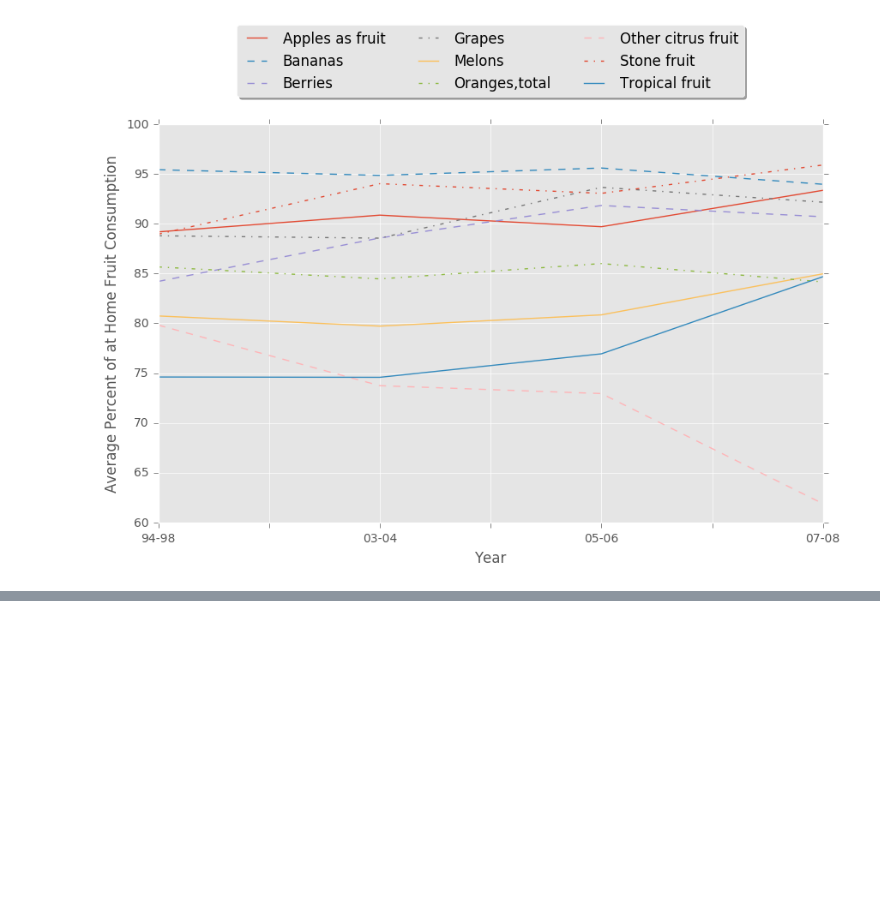
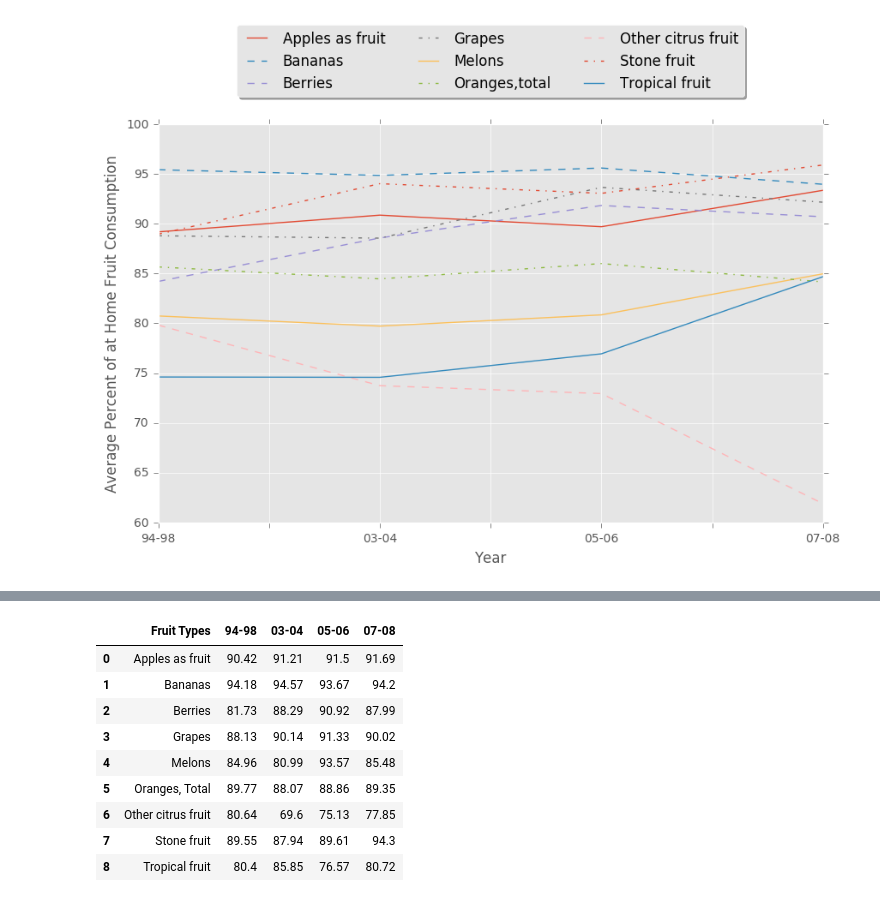
Before and after one commit to mhendri/-CSc59969S17HW1, a Jupyter notebook: prob3/problem3.ipynb, the cells around one changed output, grey strips where cells are left out. Saved outputs shown, nothing was run; the diff lists cells and outputs as text; code cells hidden in the pictures; blank space fills up the shorter version.

```diff
--- a/prob3/problem3.ipynb
+++ b/prob3/problem3.ipynb
@@ -1105,0 +1578,3 @@ plt.legend(loc='lower center', bbox_to_anchor=(0.5, 1.05),ncol=3, fancybox=True,
+# %%
+df_women4 = df_women4.drop(df_women4.index[1])
+df_women4 = df_women4.reset_index(drop=True)
@@ -1105,0 +1596,3 @@ plt.legend(loc='lower center', bbox_to_anchor=(0.5, 1.05),ncol=3, fancybox=True,
+# %%
+df_women4 = df_women4.drop(df_women4.index[6])
+df_women4 = df_women4.reset_index(drop=True)
@@ -1105,0 +1612,2 @@ plt.legend(loc='lower center', bbox_to_anchor=(0.5, 1.05),ncol=3, fancybox=True,
+# %%
+df_women4=df_women4.drop('f',1)
@@ -1105,0 +1616,13 @@ plt.legend(loc='lower center', bbox_to_anchor=(0.5, 1.05),ncol=3, fancybox=True,
+# %%
+df_women
+# %% [output]
+|  | Fruit Types | 94-98 | 03-04 | 05-06 | 07-08 |
+| 0 | Apples as fruit | 90.42 | 91.21 | 91.5 | 91.69 |
+| 1 | Bananas | 94.18 | 94.57 | 93.67 | 94.2 |
+| 2 | Berries | 81.73 | 88.29 | 90.92 | 87.99 |
+| 3 | Grapes | 88.13 | 90.14 | 91.33 | 90.02 |
+| 4 | Melons | 84.96 | 80.99 | 93.57 | 85.48 |
+| 5 | Oranges, Total | 89.77 | 88.07 | 88.86 | 89.35 |
+| 6 | Other citrus fruit | 80.64 | 69.6 | 75.13 | 77.85 |
+| 7 | Stone fruit | 89.55 | 87.94 | 89.61 | 94.3 |
+| 8 | Tropical fruit | 80.4 | 85.85 | 76.57 | 80.72 |
```
Also changed, not shown: parts of 65 cells of this notebook.
